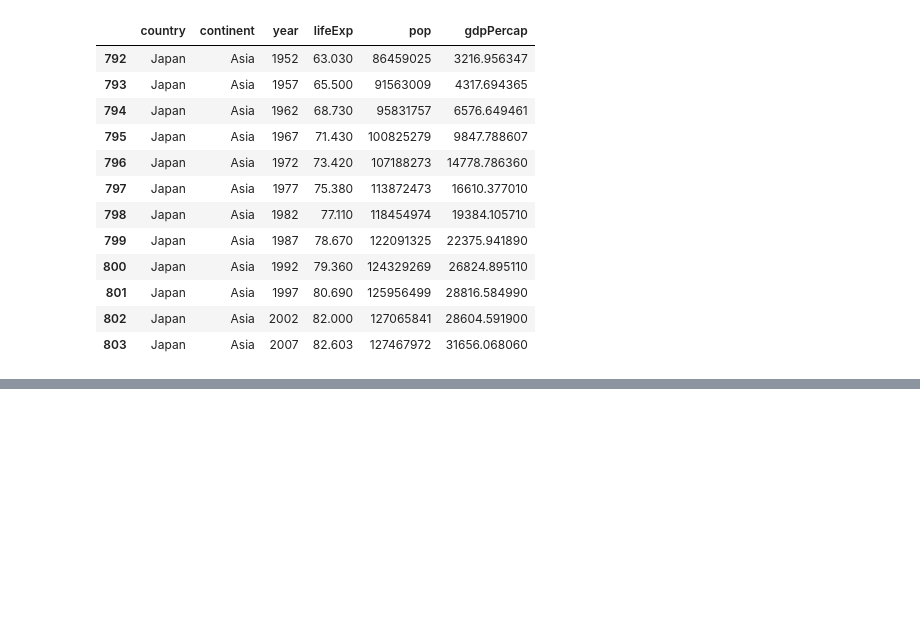
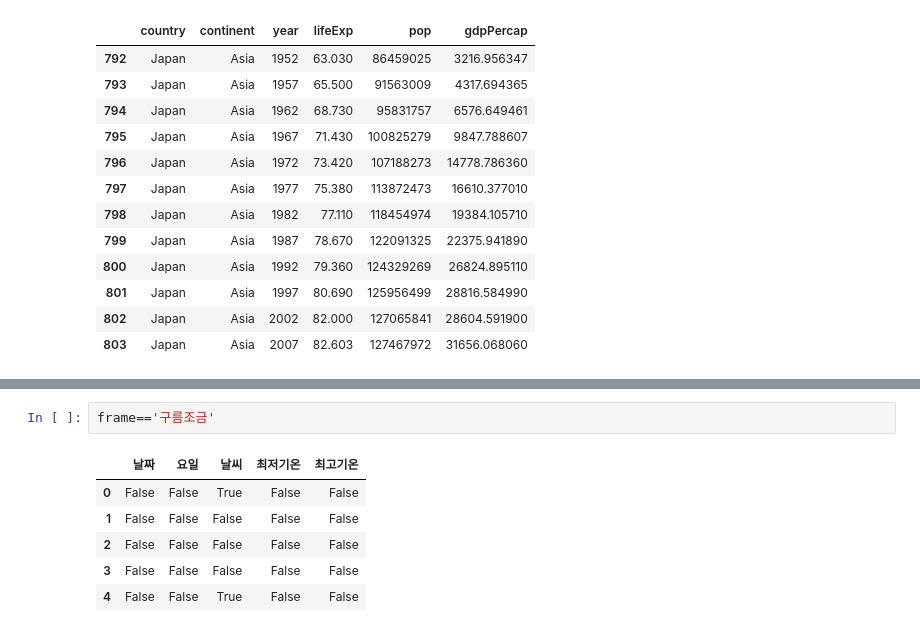
Before and after one commit to wag192625/new, a Jupyter notebook: 110일차 (판다스 설명2).ipynb, the cells around one changed output, grey strips where cells are left out. Saved outputs shown, nothing was run; the diff lists cells and outputs as text; blank space fills up the shorter version.

```diff
--- a/110일차 (판다스 설명2).ipynb
+++ b/110일차 (판다스 설명2).ipynb
@@ -916,0 +999,9 @@ Name: continent, dtype: object
+# %%
+frame=='구름조금'
+# %% [output]
+|  | 날짜 | 요일 | 날씨 | 최저기온 | 최고기온 |
+| 0 | False | False | True | False | False |
+| 1 | False | False | False | False | False |
+| 2 | False | False | False | False | False |
+| 3 | False | False | False | False | False |
+| 4 | False | False | True | False | False |
```
Also changed, not shown: parts of 12 cells of this notebook, 5 other files.
